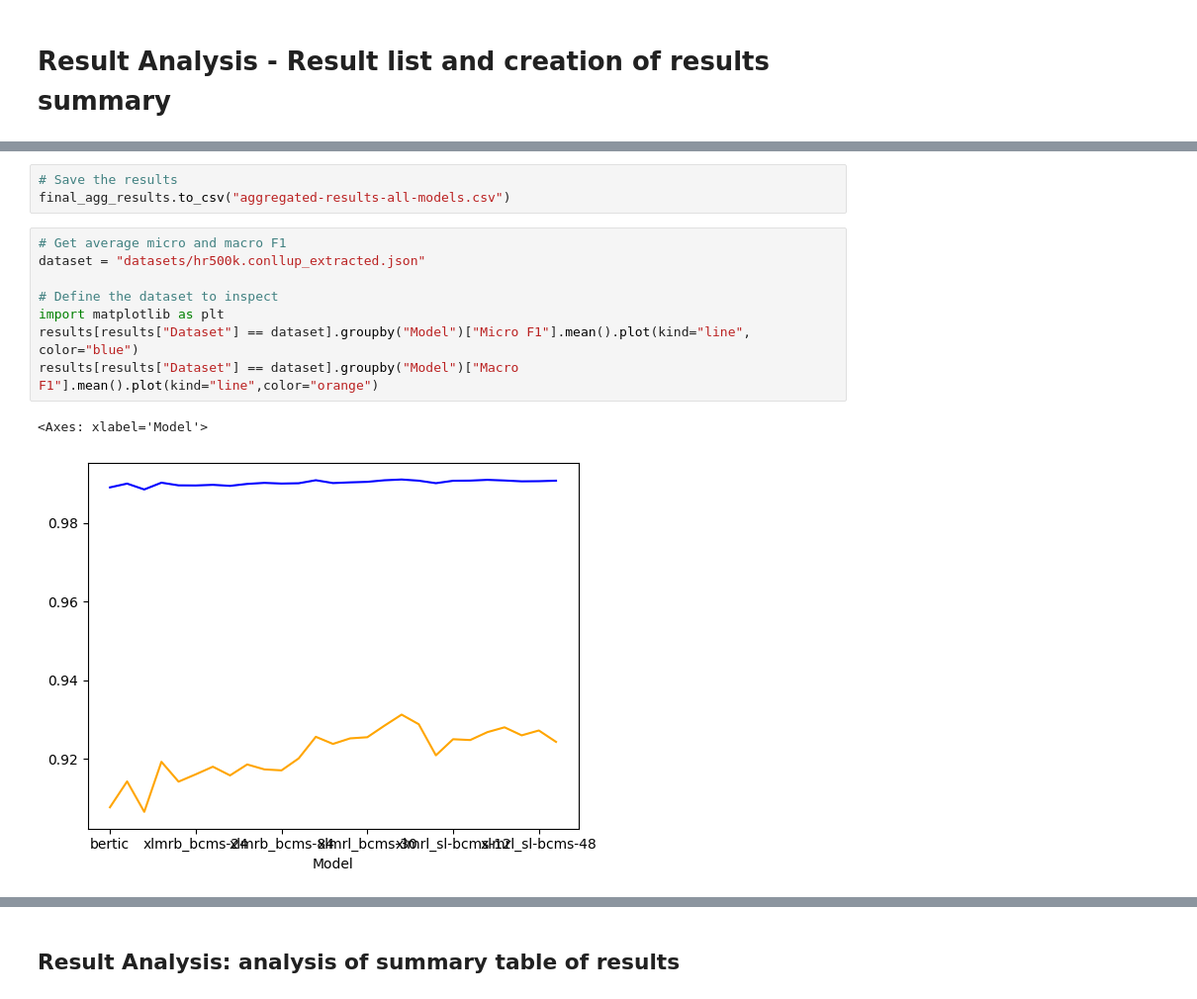
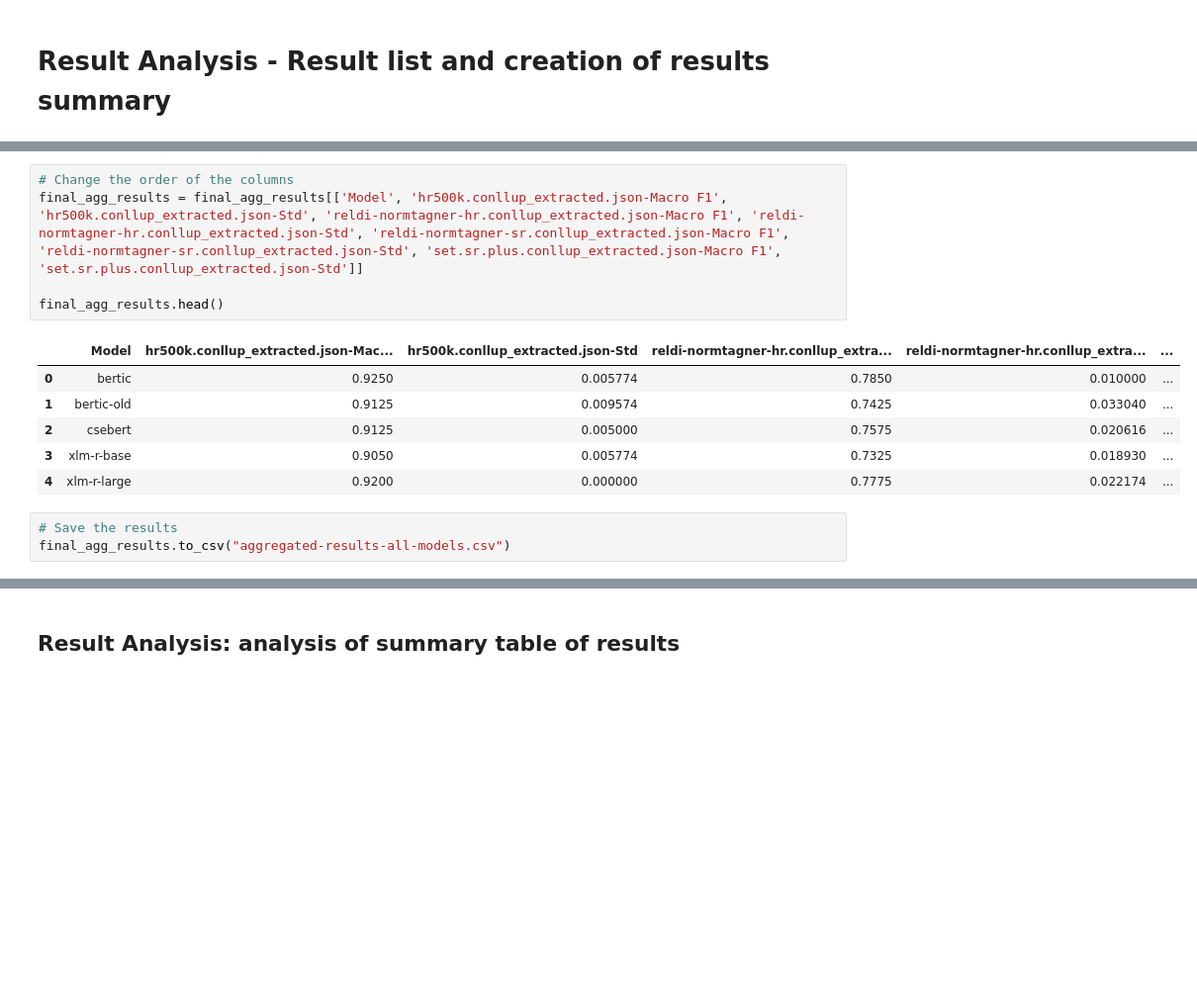
Before and after one commit to TajaKuzman/NER-recognition, a Jupyter notebook: ner-classification.ipynb, the cells around one changed output, grey strips where cells are left out. Shown: that part at 99% size. Cells and saved outputs as stored; diff of their text form; blank space fills up the shorter version.

```diff
--- a/ner-classification.ipynb
+++ b/ner-classification.ipynb
@@ -525,14 +250,15 @@ final_agg_results.head()
+# %%
+# Change the order of the columns
+final_agg_results = final_agg_results[['Model', 'hr500k.conllup_extracted.json-Macro F1', 'hr500k.conllup_extracted.json-Std', 'reldi-normtagner-hr.conllup_extracted.json-Macro F1', 'reldi-normtagner-hr.conllup_extracted.json-Std', 'reldi-normtagner-sr.conllup_extracted.json-Macro F1', 'reldi-normtagner-sr.conllup_extracted.json-Std', 'set.sr.plus.conllup_extracted.json-Macro F1', 'set.sr.plus.conllup_extracted.json-Std']]
+
+final_agg_results.head()
+# %% [output]
+|  | Model | hr500k.conllup_extracted.json-Mac... | hr500k.conllup_extracted.json-Std | reldi-normtagner-hr.conllup_extra... | reldi-normtagner-hr.conllup_extra... | ... |
+| 0 | bertic | 0.9250 | 0.005774 | 0.7850 | 0.010000 | ... |
+| 1 | bertic-old | 0.9125 | 0.009574 | 0.7425 | 0.033040 | ... |
+| 2 | csebert | 0.9125 | 0.005000 | 0.7575 | 0.020616 | ... |
+| 3 | xlm-r-base | 0.9050 | 0.005774 | 0.7325 | 0.018930 | ... |
+| 4 | xlm-r-large | 0.9200 | 0.000000 | 0.7775 | 0.022174 | ... |
 # %%
 # Save the results
 final_agg_results.to_csv("aggregated-results-all-models.csv")
-# %%
-# Get average micro and macro F1
-dataset = "datasets/hr500k.conllup_extracted.json"
-
-# Define the dataset to inspect
-import matplotlib as plt
-results[results["Dataset"] == dataset].groupby("Model")["Micro F1"].mean().plot(kind="line", color="blue")
-results[results["Dataset"] == dataset].groupby("Model")["Macro F1"].mean().plot(kind="line",color="orange")
-# %% [output]
-<Axes: xlabel='Model'>
-[figure, removed]
```
Also changed, not shown: parts of 23 cells of this notebook, 58 other files.
